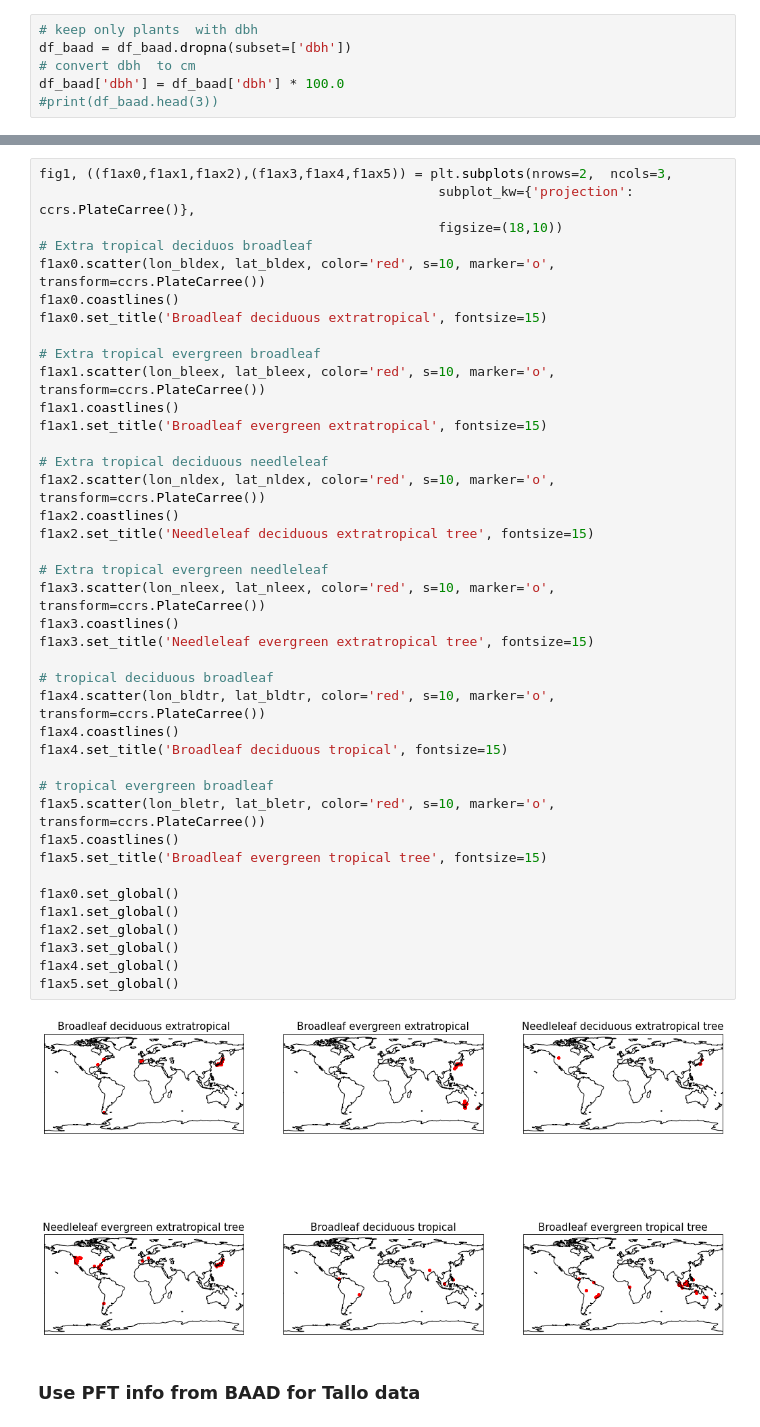
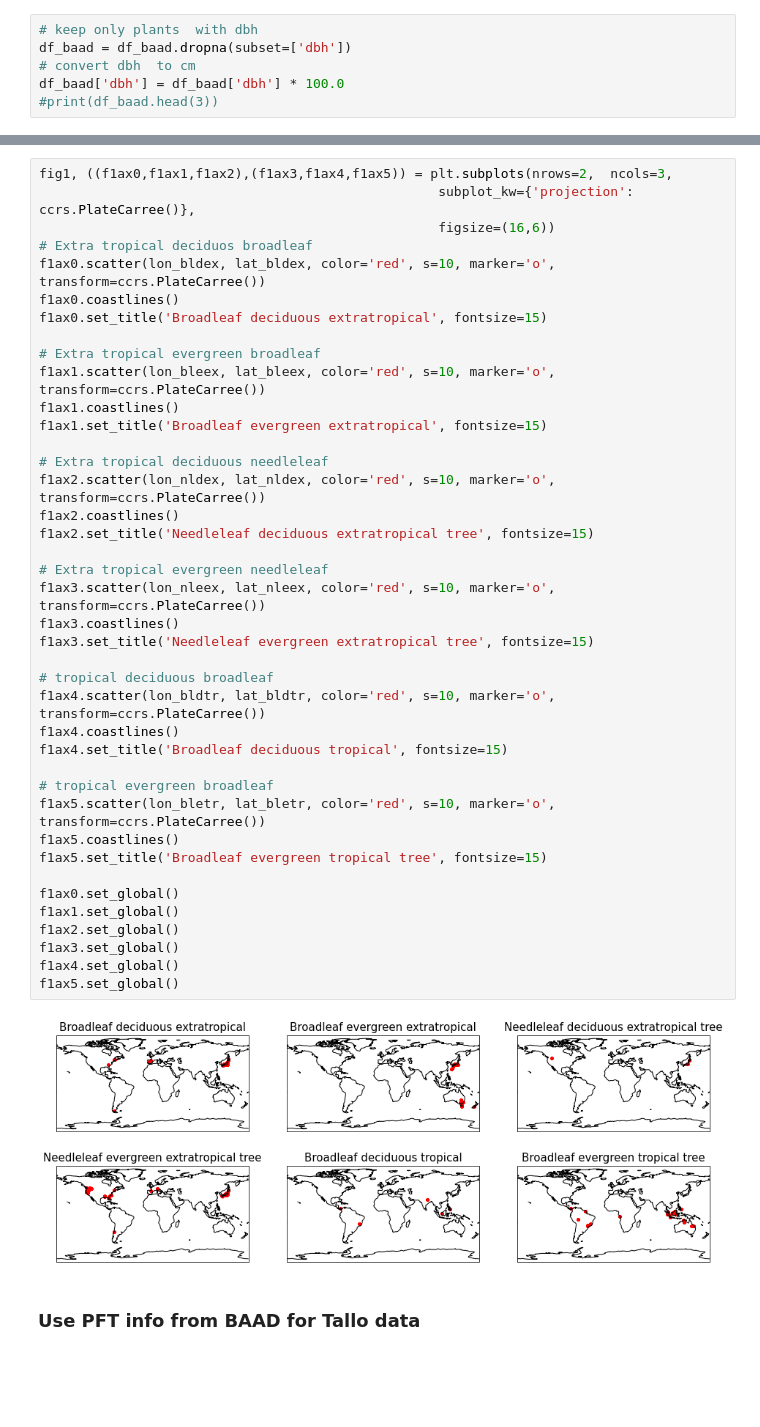
Before and after one commit to JessicaNeedham/FATES-plotting-scripts, a Jupyter notebook: v2_Tallo_analysis_global.ipynb, the cells around one changed output, grey strips where cells are left out. Cells and saved outputs as stored; diff of their text form; blank space fills up the shorter version.

```diff
--- a/v2_Tallo_analysis_global.ipynb
+++ b/v2_Tallo_analysis_global.ipynb
@@ -334,7 +329,7 @@ needleleaf_evergreen_extratrop    1805         874   992    0
 # %%
 fig1, ((f1ax0,f1ax1,f1ax2),(f1ax3,f1ax4,f1ax5)) = plt.subplots(nrows=2,  ncols=3,
                                                    subplot_kw={'projection': ccrs.PlateCarree()},
-                                                   figsize=(18,10))
+                                                   figsize=(16,6))
 # Extra tropical deciduos broadleaf
 f1ax0.scatter(lon_bldex, lat_bldex, color='red', s=10, marker='o', transform=ccrs.PlateCarree())
 f1ax0.coastlines()
@@ -345,34 +340,34 @@ f1ax1.scatter(lon_bleex, lat_bleex, color='red', s=10, marker='o', transform=ccr
 f1ax1.coastlines()
 f1ax1.set_title('Broadleaf evergreen extratropical', fontsize=15)
 
 # Extra tropical deciduous needleleaf
 f1ax2.scatter(lon_nldex, lat_nldex, color='red', s=10, marker='o', transform=ccrs.PlateCarree())
 f1ax2.coastlines()
 f1ax2.set_title('Needleleaf deciduous extratropical tree', fontsize=15)
 
 # Extra tropical evergreen needleleaf
 f1ax3.scatter(lon_nleex, lat_nleex, color='red', s=10, marker='o', transform=ccrs.PlateCarree())
 f1ax3.coastlines()
 f1ax3.set_title('Needleleaf evergreen extratropical tree', fontsize=15)
 
 # tropical deciduous broadleaf
 f1ax4.scatter(lon_bldtr, lat_bldtr, color='red', s=10, marker='o', transform=ccrs.PlateCarree())
 f1ax4.coastlines()
 f1ax4.set_title('Broadleaf deciduous tropical', fontsize=15)
 
 # tropical evergreen broadleaf
 f1ax5.scatter(lon_bletr, lat_bletr, color='red', s=10, marker='o', transform=ccrs.PlateCarree())
 f1ax5.coastlines()
 f1ax5.set_title('Broadleaf evergreen tropical tree', fontsize=15)
 
 f1ax0.set_global()
 f1ax1.set_global()
 f1ax2.set_global()
 f1ax3.set_global()
 f1ax4.set_global()
 f1ax5.set_global()
 # %% [output]
-[figure, old version]
+[figure, new version]
 # %% [markdown]
 ### Use  PFT info from BAAD for Tallo data
 # %%
```
Also changed, not shown: parts of 48 cells of this notebook.
